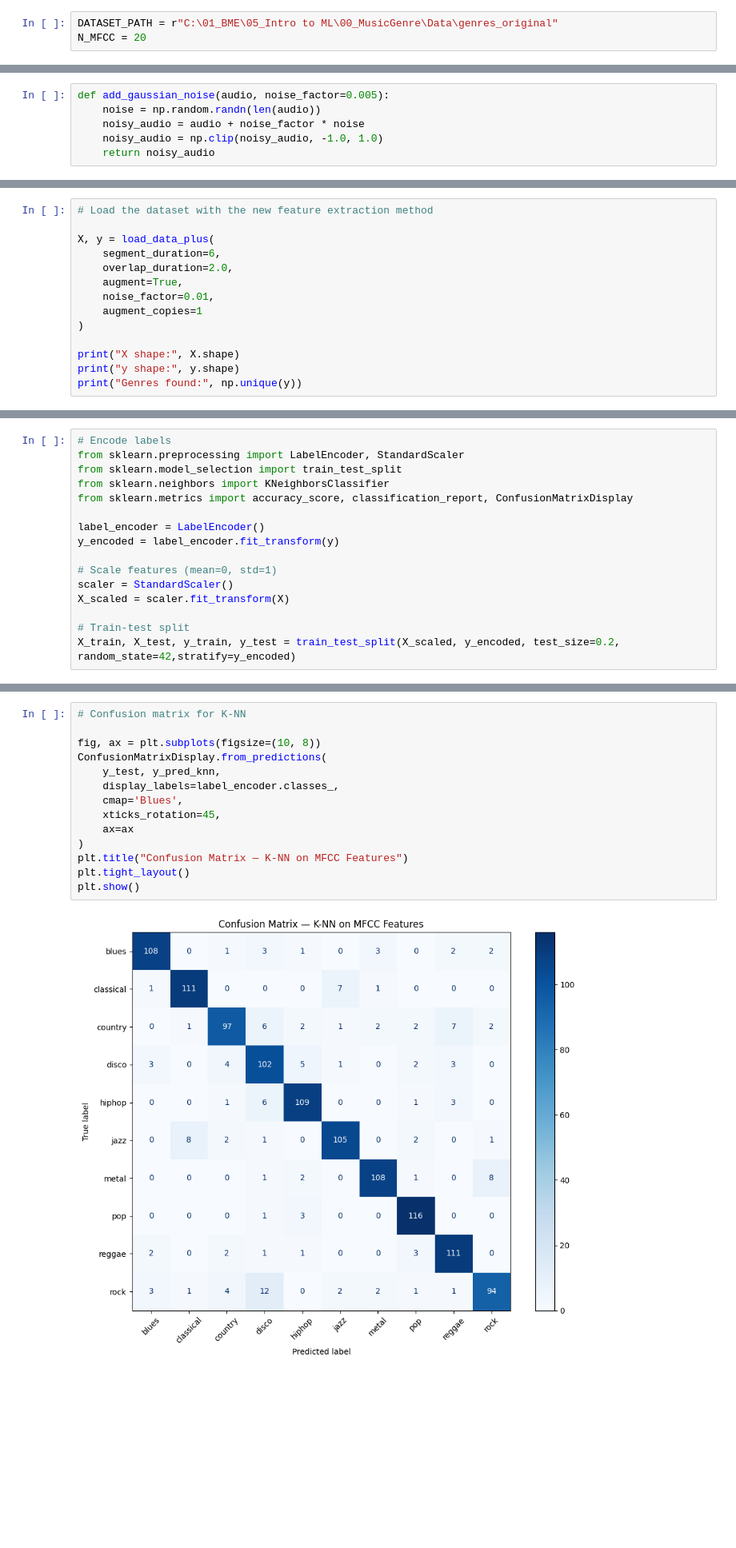
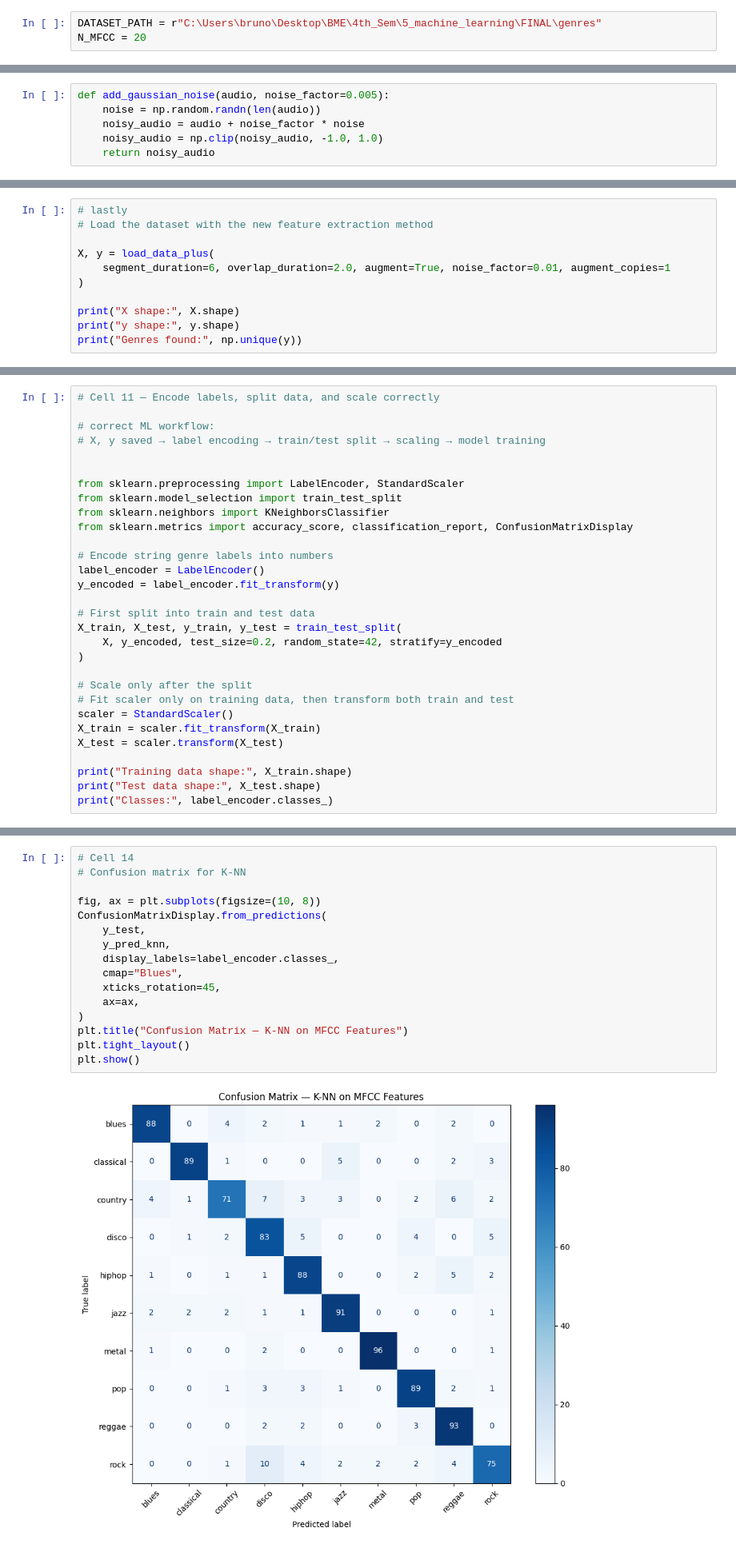
Before and after one commit to brunomilassin/MachineLearning_FinalProject, a Jupyter notebook: Presentation.ipynb, the cells around one changed output, grey strips where cells are left out. Shown at 80% size. Drawn from its saved outputs; the diff is of its cells as text; blank space fills up the shorter version.

Commit message:
small final touches, TSNE initialization, hyperparameter optimalization, and dataset loading procedure updated.

```diff
--- a/Presentation.ipynb
+++ b/Presentation.ipynb
@@ -6,6 +6,6 @@ import matplotlib.pyplot as plt # plots
 import os
 # %%
-DATASET_PATH = r"C:\01_BME\05_Intro to ML\00_MusicGenre\Data\genres_original"
+DATASET_PATH = r"C:\Users\bruno\Desktop\BME\4th_Sem\5_machine_learning\FINAL\genres"
 N_MFCC = 20
 # %%
 # mfcc function to extract features from audio segments
@@ -319,12 +301,9 @@ def load_data_gaussian_noise(dataset_path=DATASET_PATH,
 # %%
+# lastly
 # Load the dataset with the new feature extraction method
 
 X, y = load_data_plus(
-    segment_duration=6,
-    overlap_duration=2.0,
-    augment=True,
-    noise_factor=0.01,
-    augment_copies=1
+    segment_duration=6, overlap_duration=2.0, augment=True, noise_factor=0.01, augment_copies=1
 )
 
 print("X shape:", X.shape)
@@ -371,18 +344,32 @@ plt.show()
 # %% [output]
 [figure]
 # %%
-# Encode labels
+# Cell 11 — Encode labels, split data, and scale correctly
+
+# correct ML workflow:
+# X, y saved → label encoding → train/test split → scaling → model training
+
+
 from sklearn.preprocessing import LabelEncoder, StandardScaler
 from sklearn.model_selection import train_test_split
 from sklearn.neighbors import KNeighborsClassifier
 from sklearn.metrics import accuracy_score, classification_report, ConfusionMatrixDisplay
 
+# Encode string genre labels into numbers
 label_encoder = LabelEncoder()
 y_encoded = label_encoder.fit_transform(y)
 
-# Scale features (mean=0, std=1)
+# First split into train and test data
+X_train, X_test, y_train, y_test = train_test_split(
+    X, y_encoded, test_size=0.2, random_state=42, stratify=y_encoded
+)
+
+# Scale only after the split
+# Fit scaler only on training data, then transform both train and test
 scaler = StandardScaler()
-X_scaled = scaler.fit_transform(X)
+X_train = scaler.fit_transform(X_train)
+X_test = scaler.transform(X_test)
 
-# Train-test split
-X_train, X_test, y_train, y_test = train_test_split(X_scaled, y_encoded, test_size=0.2, random_state=42,stratify=y_encoded)
+print("Training data shape:", X_train.shape)
+print("Test data shape:", X_test.shape)
+print("Classes:", label_encoder.classes_)
@@ -450,16 +446,18 @@ weighted avg       0.87      0.87      0.87      2794
 # %%
+# Cell 14
 # Confusion matrix for K-NN
 
 fig, ax = plt.subplots(figsize=(10, 8))
 ConfusionMatrixDisplay.from_predictions(
-    y_test, y_pred_knn,
+    y_test,
+    y_pred_knn,
     display_labels=label_encoder.classes_,
-    cmap='Blues',
+    cmap="Blues",
     xticks_rotation=45,
-    ax=ax
+    ax=ax,
 )
 plt.title("Confusion Matrix — K-NN on MFCC Features")
 plt.tight_layout()
 plt.show()
 # %% [output]
-[figure, old version]
+[figure, new version]
```
Also changed, not shown: parts of 38 cells of this notebook.
